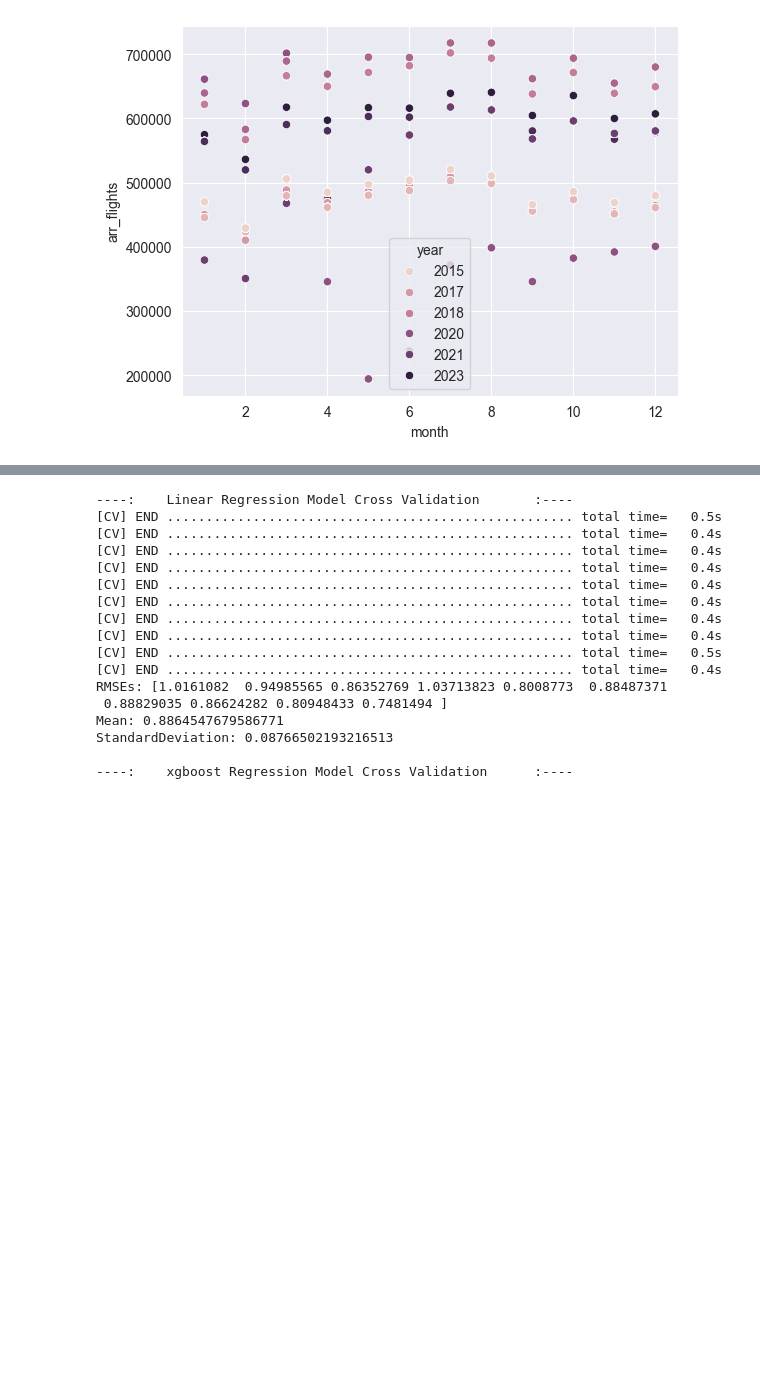
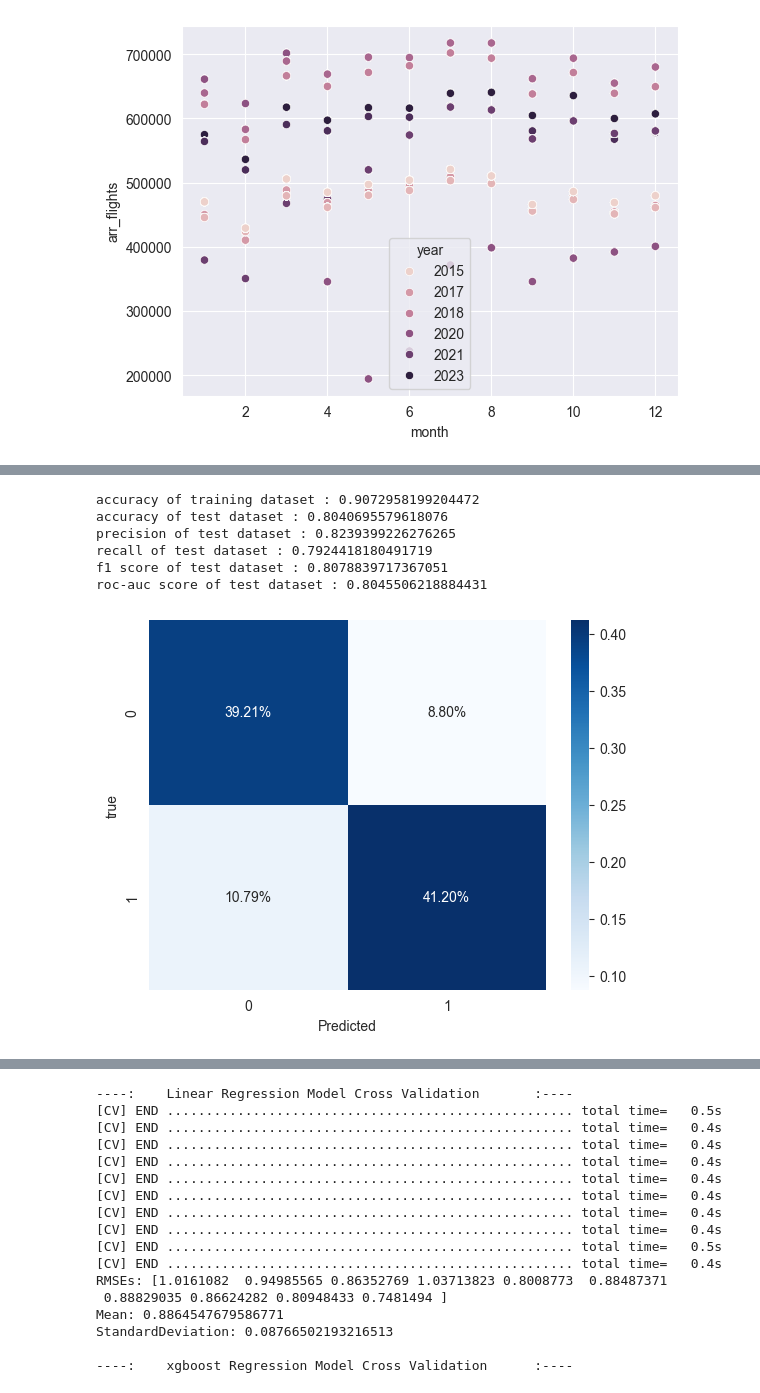
Before and after one commit to AryanshVasu/airline_delay, a Jupyter notebook: EDA.ipynb, the cells around one changed output, grey strips where cells are left out. Saved outputs shown, nothing was run; the diff lists cells and outputs as text; code cells hidden in the pictures; blank space fills up the shorter version.

```diff
--- a/EDA.ipynb
+++ b/EDA.ipynb
@@ -433,0 +528,12 @@ import shap
+# %%
+decision_tree = DecisionTreeClassifier(max_depth=20, random_state=31)
+decision_tree.fit(X_train,y_train)
+modelEval(decision_tree)
+# %% [output]
+accuracy of training dataset : 0.9072958199204472
+accuracy of test dataset : 0.8040695579618076
+precision of test dataset : 0.8239399226276265
+recall of test dataset : 0.7924418180491719
+f1 score of test dataset : 0.8078839717367051
+roc-auc score of test dataset : 0.8045506218884431
+[figure, added]
```
Also changed, not shown: parts of 45 cells of this notebook, 1 other file.
